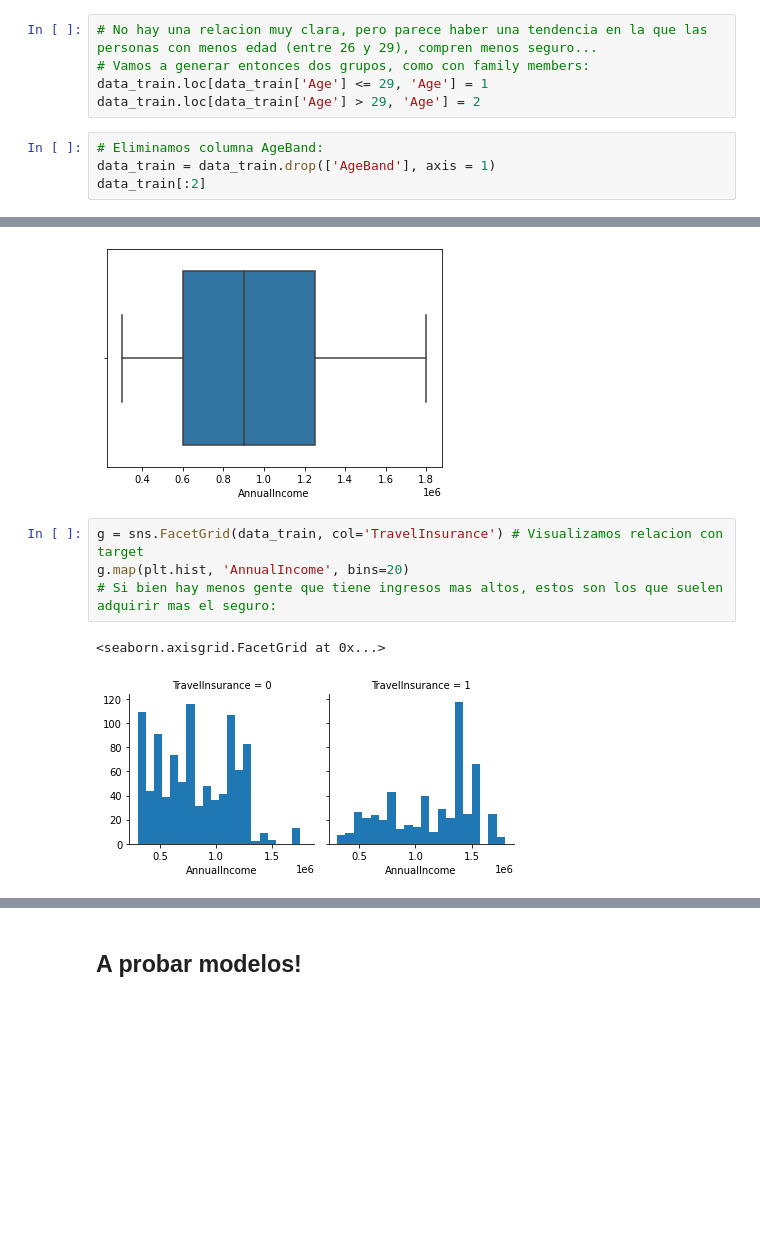
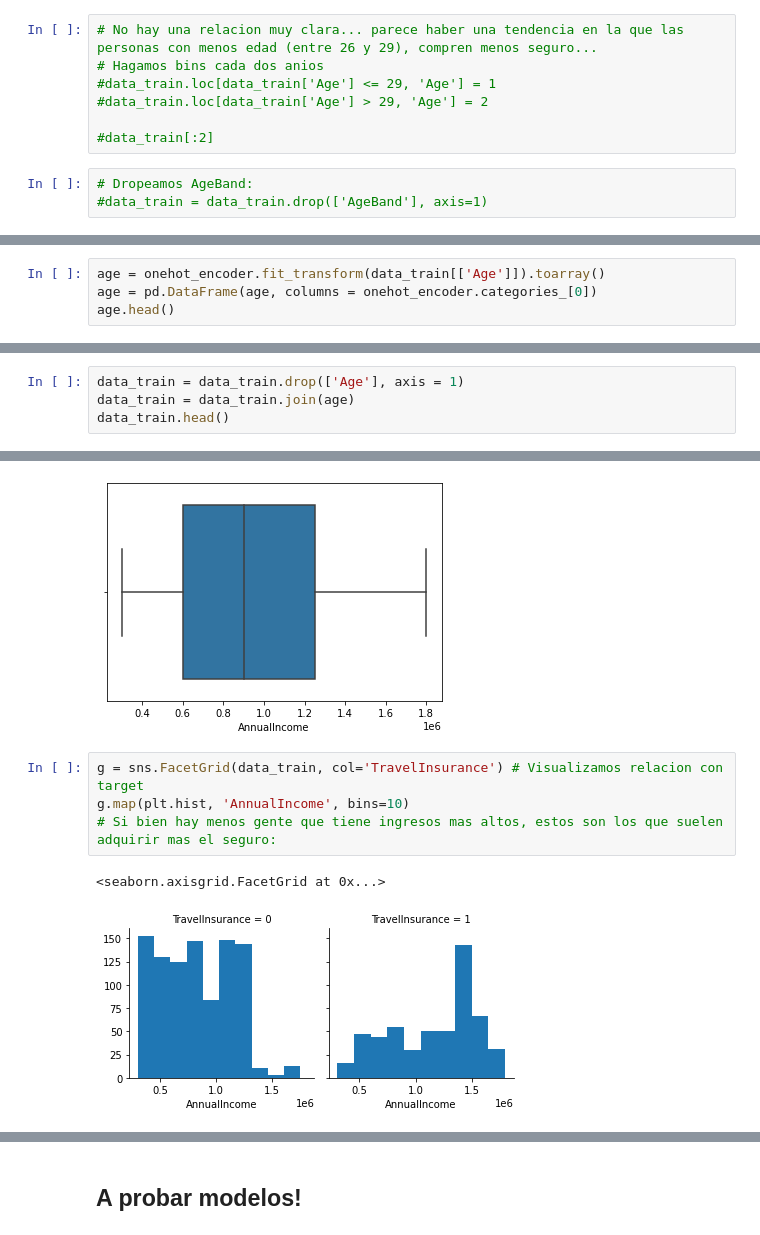
Before and after one commit to natanrajch/DiploDatos, a Jupyter notebook: Supervisado/Kaggle.ipynb, the cells around one changed output, grey strips where cells are left out. Saved outputs shown, nothing was run; the diff lists cells and outputs as text; blank space fills up the shorter version.

```diff
--- a/Supervisado/Kaggle.ipynb
+++ b/Supervisado/Kaggle.ipynb
@@ -450,9 +440,10 @@ g.map(plt.hist, 'Age', bins=10)
 # %%
-# No hay una relacion muy clara, pero parece haber una tendencia en la que las personas con menos edad (entre 26 y 29), compren menos seguro...
-# Vamos a generar entonces dos grupos, como con family members:
-data_train.loc[data_train['Age'] <= 29, 'Age'] = 1
-data_train.loc[data_train['Age'] > 29, 'Age'] = 2
+# No hay una relacion muy clara... parece haber una tendencia en la que las personas con menos edad (entre 26 y 29), compren menos seguro...
+# Hagamos bins cada dos anios
+#data_train.loc[data_train['Age'] <= 29, 'Age'] = 1
+#data_train.loc[data_train['Age'] > 29, 'Age'] = 2
+
+#data_train[:2]
 # %%
-# Eliminamos columna AgeBand:
-data_train = data_train.drop(['AgeBand'], axis = 1)
-data_train[:2]
+# Dropeamos AgeBand:
+#data_train = data_train.drop(['AgeBand'], axis=1)
@@ -471,0 +450,4 @@ data_test[:2]
+# %%
+age = onehot_encoder.fit_transform(data_train[['Age']]).toarray()
+age = pd.DataFrame(age, columns = onehot_encoder.categories_[0])
+age.head()
@@ -471,0 +461,4 @@ data_test[:2]
+# %%
+data_train = data_train.drop(['Age'], axis = 1)
+data_train = data_train.join(age)
+data_train.head()
@@ -483,10 +494,10 @@ sns.boxplot(data_train['AnnualIncome']) # Tampoco vemos outliers
 [figure]
 # %%
 g = sns.FacetGrid(data_train, col='TravelInsurance') # Visualizamos relacion con target
-g.map(plt.hist, 'AnnualIncome', bins=20)
+g.map(plt.hist, 'AnnualIncome', bins=10)
 # Si bien hay menos gente que tiene ingresos mas altos, estos son los que suelen adquirir mas el seguro:
 # %% [output]
 <seaborn.axisgrid.FacetGrid at 0x...>
-[figure, old version]
+[figure, new version]
 # %%
 pd.crosstab(data_train.AnnualIncome, data_train.TravelInsurance, margins=True, normalize=True) # El quiebre parece darse en 1.35
```
Also changed, not shown: parts of 102 cells of this notebook.
